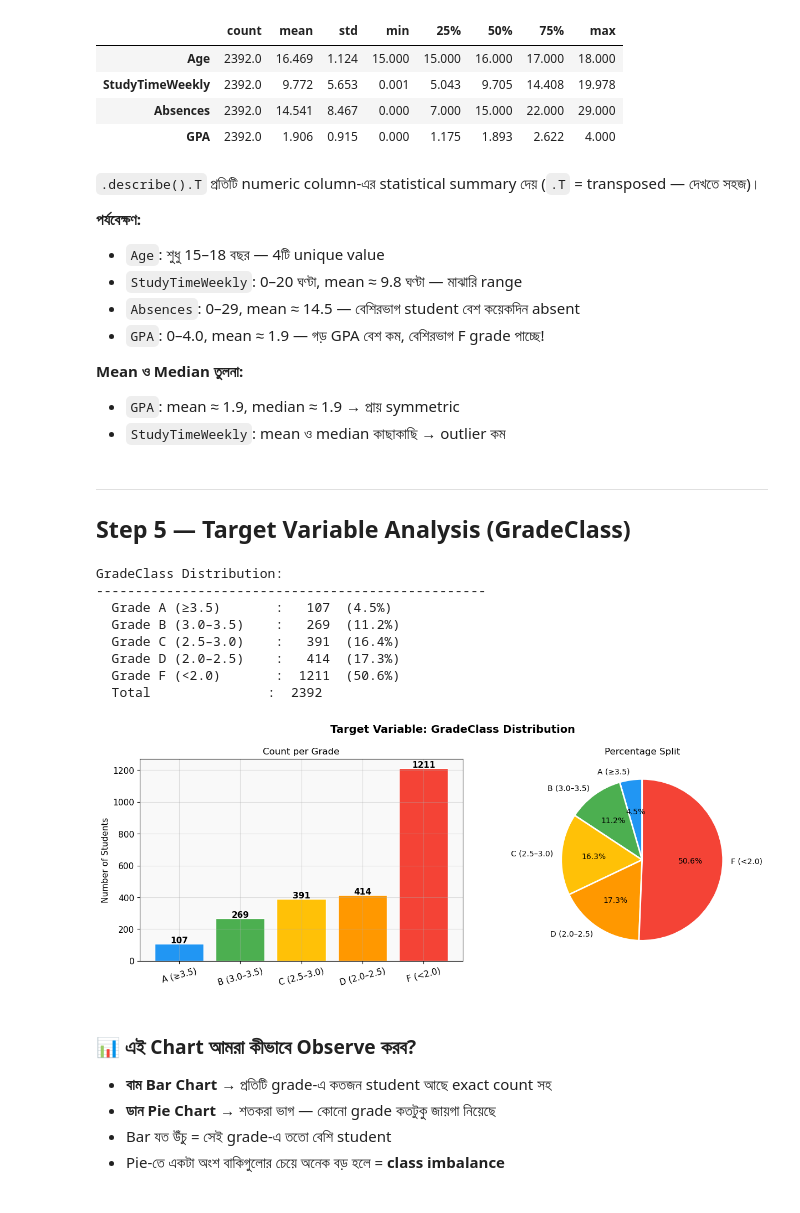
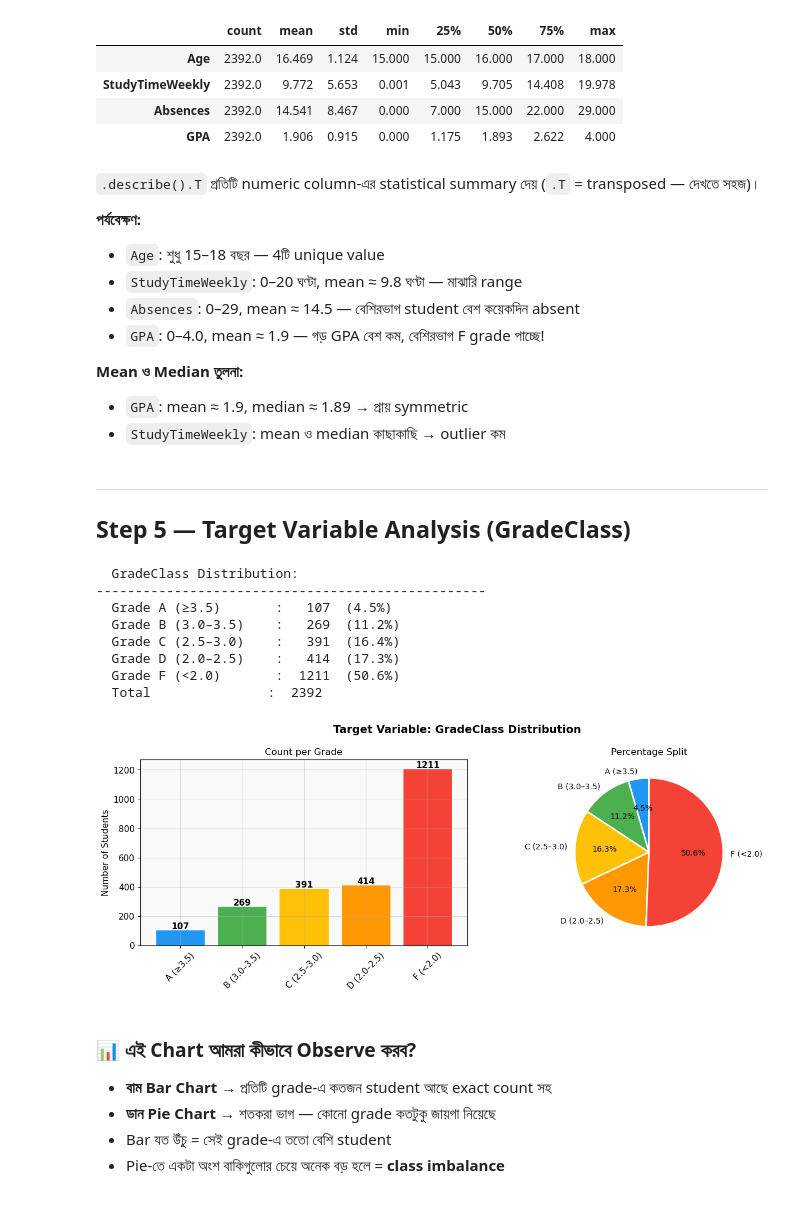
Before and after one commit to MZahidKamal/AI_ML_Expert_with_Phitron_Batch_01, a Jupyter notebook: 02. Machine Learning/Week 02 - Getting Started with Machine Learning/Module 07.5 - Practice Day/02. Student_Performance_EDA (Student Performance).ipynb, the cells around one changed output. Cells and saved outputs as stored; diff of their text form; code cells hidden in the pictures.

```diff
--- a/02. Machine Learning/Week 02 - Getting Started with Machine Learning/Module 07.5 - Practice Day/02. Student_Performance_EDA (Student Performance).ipynb
+++ b/02. Machine Learning/Week 02 - Getting Started with Machine Learning/Module 07.5 - Practice Day/02. Student_Performance_EDA (Student Performance).ipynb
@@ -315,23 +316,23 @@ Descriptive Statistics (Numeric Columns):
 - `GPA`: 0–4.0, mean ≈ 1.9 — গড় GPA বেশ কম, বেশিরভাগ F grade পাচ্ছে!
 
 **Mean ও Median তুলনা:**
-- `GPA`: mean ≈ 1.9, median ≈ 1.9 → প্রায় symmetric
+- `GPA`: mean ≈ 1.9, median ≈ 1.89 → প্রায় symmetric
 - `StudyTimeWeekly`: mean ও median কাছাকাছি → outlier কম
 # %% [markdown]
 ---
 ## Step 5 — Target Variable Analysis (GradeClass)
 # %%
 # Now we analyze the target column and check for class imbalance
-grade_map    = {0.0: 'A (≥3.5)', 1.0: 'B (3.0–3.5)',
-                2.0: 'C (2.5–3.0)', 3.0: 'D (2.0–2.5)', 4.0: 'F (<2.0)'}
+grade_map    = {0.0: 'A (≥3.5)', 1.0: 'B (3.0–3.5)', 2.0: 'C (2.5–3.0)', 3.0: 'D (2.0–2.5)', 4.0: 'F (<2.0)'}
 grade_counts = df['GradeClass'].value_counts().sort_index()
 grade_pct    = (grade_counts / len(df) * 100).round(2)
 
-print("GradeClass Distribution:")
+print("  GradeClass Distribution:")
 print("-" * 50)
 for k, cnt in grade_counts.items():
     print(f"  Grade {grade_map[k]:<15}: {cnt:>5}  ({grade_pct[k]:.1f}%)")
 print(f"  {'Total':<20}: {len(df):>5}")
+
 
 # Here we've drawn bar + pie to show class imbalance visually
 fig, axes = plt.subplots(1, 2, figsize=(13, 5))
@@ -340,18 +341,22 @@ fig.suptitle('Target Variable: GradeClass Distribution', fontsize=14, fontweight
 colors = ['#2196F3', '#4CAF50', '#FFC107', '#FF9800', '#F44336']
 labels = [grade_map[k] for k in grade_counts.index]
 
+
 # Here we've drawn the count bar chart on the left
 bars = axes[0].bar(labels, grade_counts.values, color=colors, edgecolor='white')
 for bar, cnt in zip(bars, grade_counts.values):
-    axes[0].text(bar.get_x() + bar.get_width()/2, bar.get_height() + 5,
-                 str(cnt), ha='center', fontweight='bold', fontsize=11)
-axes[0].set_title('Count per Grade', fontsize=12)
-axes[0].set_ylabel('Number of Students')
-axes[0].tick_params(axis='x', rotation=15)
+    axes[0].text(bar.get_x() + bar.get_width() / 2, bar.get_height() + 5, str(cnt), ha='center', fontweight='bold', fontsize=11)
+    axes[0].set_title('Count per Grade', fontsize=12)
+    axes[0].set_ylabel('Number of Students')
+    axes[0].tick_params(axis='x', rotation=45)
+
 
 # Here we've drawn the pie chart on the right
-axes[1].pie(grade_counts.values, labels=labels, colors=colors,
-            autopct='%1.1f%%', startangle=90,
+axes[1].pie(grade_counts.values,
+            labels=labels,
+            colors=colors,
+            autopct='%1.1f%%',
+            startangle=90,
             textprops={'fontsize': 10},
             wedgeprops={'edgecolor': 'white', 'linewidth': 2})
 axes[1].set_title('Percentage Split', fontsize=12)
@@ -364,11 +369,11 @@ GradeClass Distribution:
 --------------------------------------------------
   Grade A (≥3.5)       :   107  (4.5%)
   Grade B (3.0–3.5)    :   269  (11.2%)
   Grade C (2.5–3.0)    :   391  (16.4%)
   Grade D (2.0–2.5)    :   414  (17.3%)
   Grade F (<2.0)       :  1211  (50.6%)
   Total               :  2392
-[figure, old version]
+[figure, new version]
 # %% [markdown]
 ### 📊 এই Chart আমরা কীভাবে Observe করব?
 
```
Also changed, not shown: parts of 12 cells of this notebook, 1 other file.
